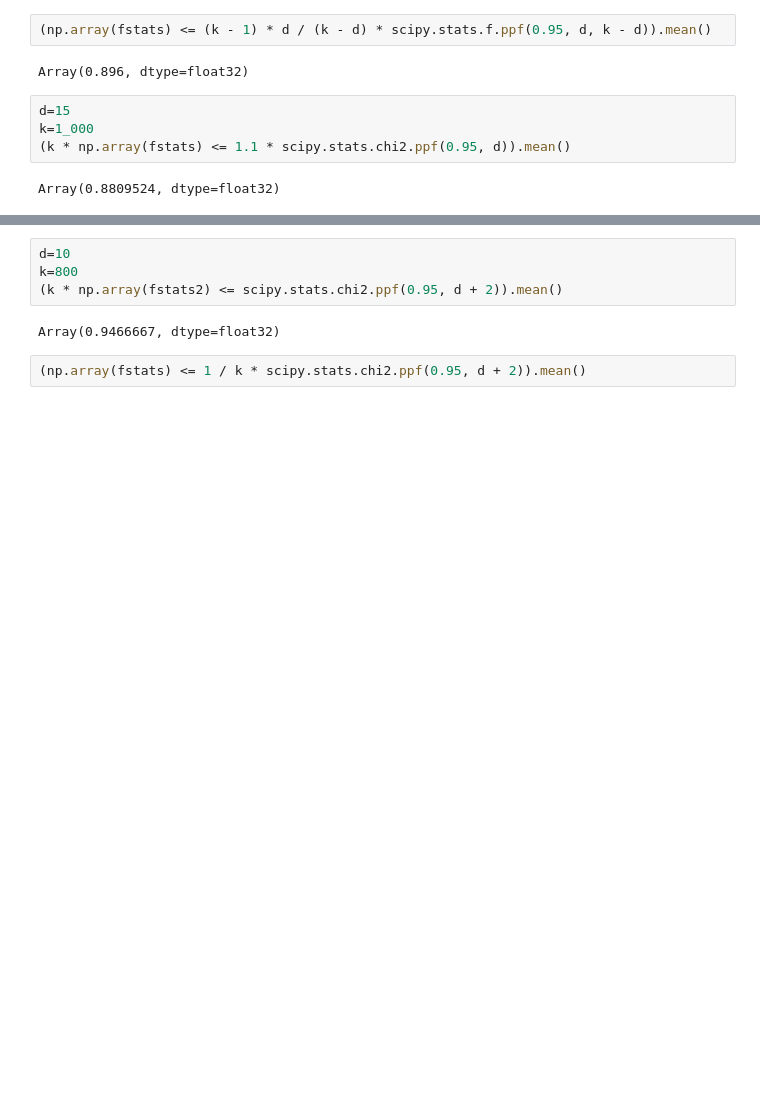
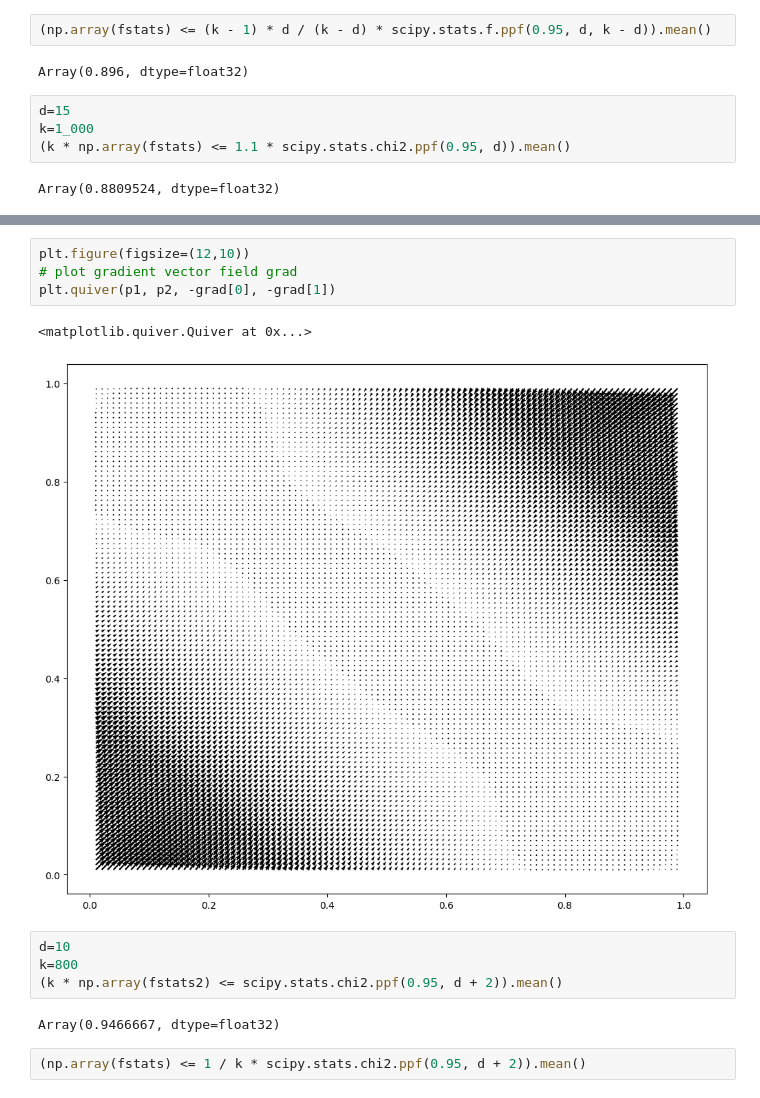
Before and after one commit to njwfish/elrpy, a Jupyter notebook: binary_sim.ipynb, the cells around one changed output, grey strips where cells are left out. Cells and saved outputs as stored; diff of their text form; blank space fills up the shorter version.

```diff
--- a/binary_sim.ipynb
+++ b/binary_sim.ipynb
@@ -155,3 +203,10 @@ Array(0.8809524, dtype=float32)
+# %%
+plt.figure(figsize=(12,10))
+# plot gradient vector field grad
+plt.quiver(p1, p2, -grad[0], -grad[1])
+# %% [output]
+<matplotlib.quiver.Quiver at 0x...>
+[figure, added]
 # %%
 d=10
 k=800
```
Also changed, not shown: parts of 25 cells of this notebook, 3 other files.
